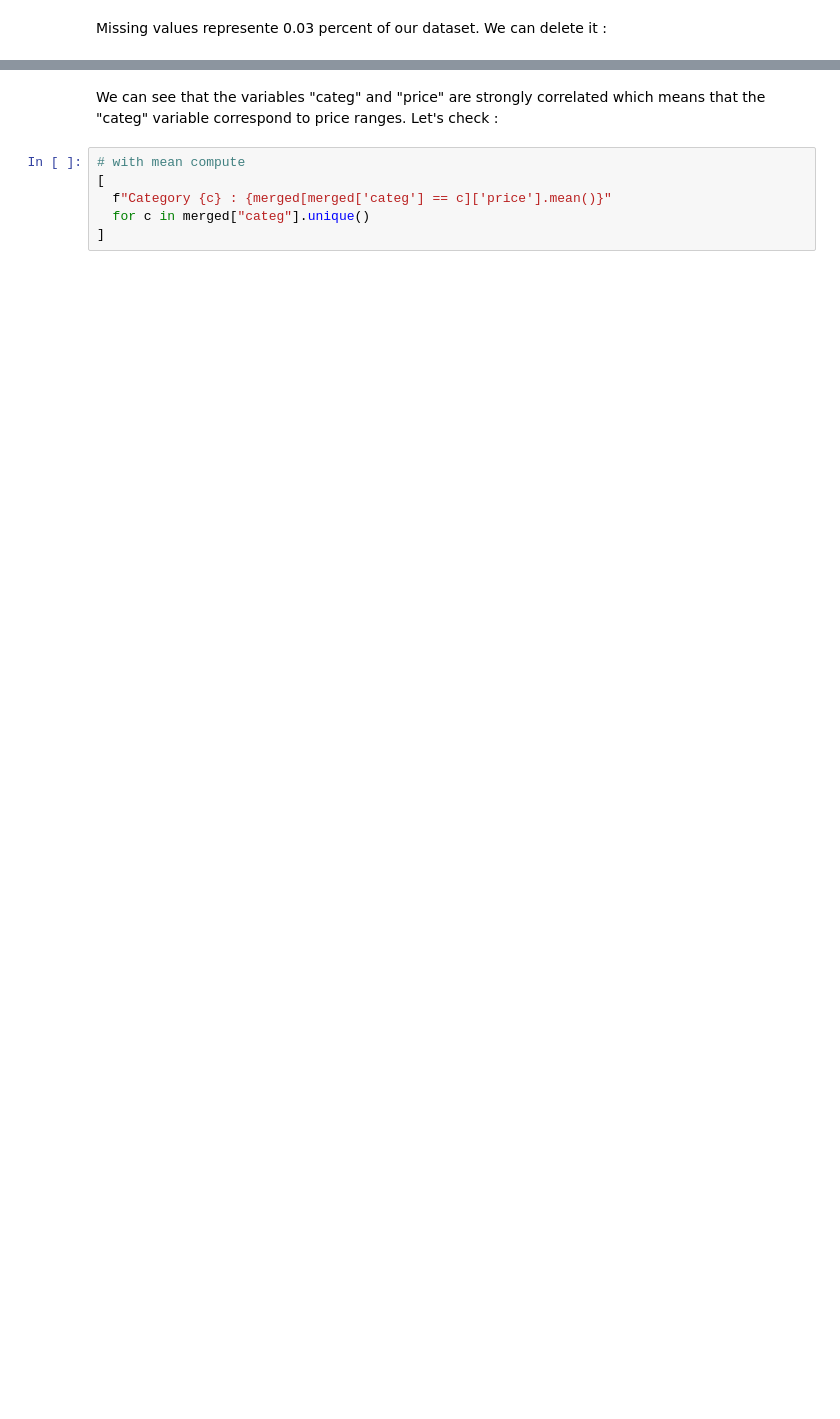
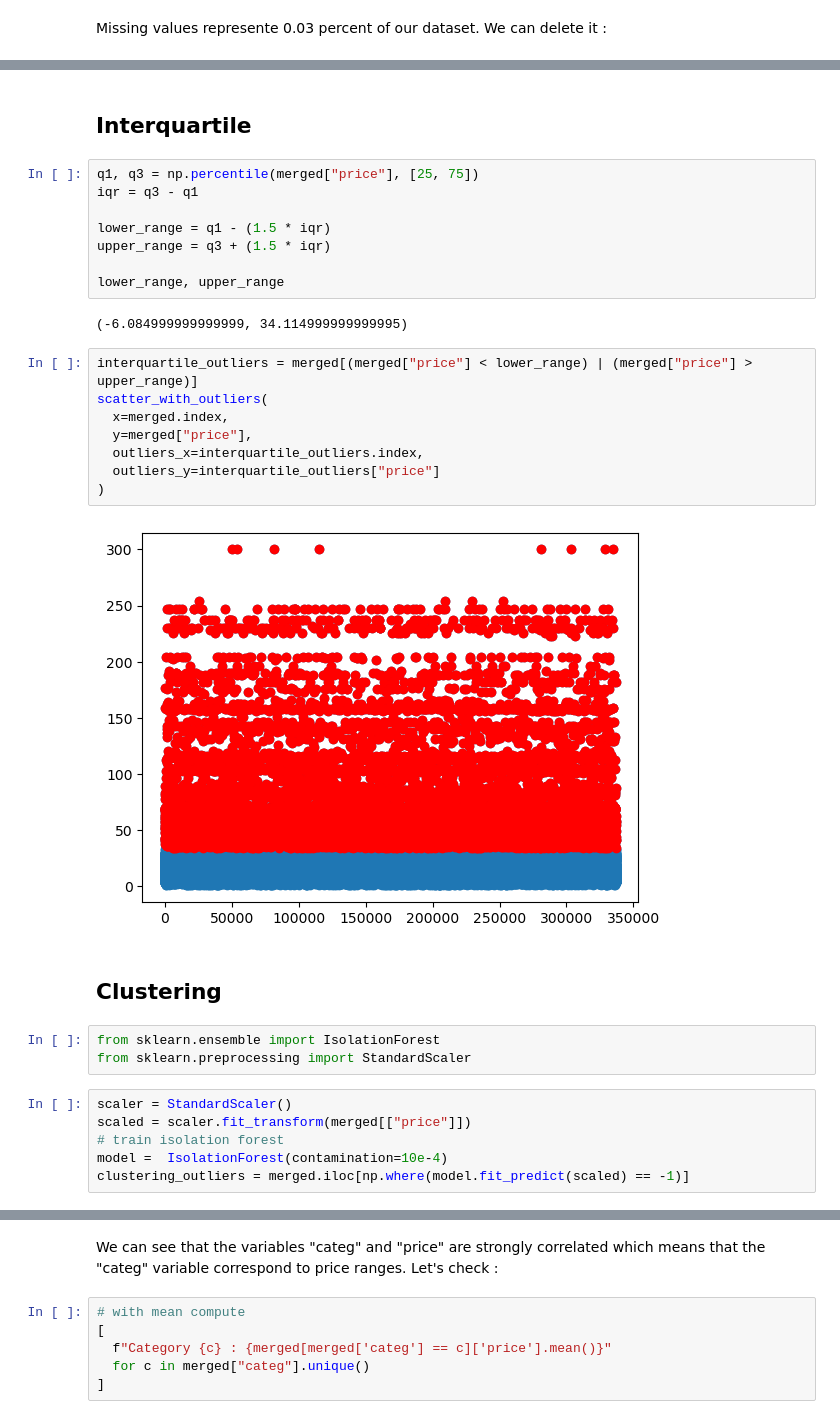
Before and after one commit to MENT3/m2-math-project, a Jupyter notebook: librairie/eda.ipynb, the cells around one changed output, grey strips where cells are left out. Cells and saved outputs as stored; diff of their text form; blank space fills up the shorter version.

```diff
--- a/librairie/eda.ipynb
+++ b/librairie/eda.ipynb
@@ -349,0 +372,33 @@ merged
+# %% [markdown]
+## Interquartile
+# %%
+q1, q3 = np.percentile(merged["price"], [25, 75])
+iqr = q3 - q1
+
+lower_range = q1 - (1.5 * iqr)
+upper_range = q3 + (1.5 * iqr)
+
+lower_range, upper_range
+# %% [output]
+(-6.084999999999999, 34.114999999999995)
+# %%
+interquartile_outliers = merged[(merged["price"] < lower_range) | (merged["price"] > upper_range)]
+scatter_with_outliers(
+  x=merged.index,
+  y=merged["price"],
+  outliers_x=interquartile_outliers.index,
+  outliers_y=interquartile_outliers["price"]
+)
+# %% [output]
+[figure, added]
+# %% [markdown]
+## Clustering
+# %%
+from sklearn.ensemble import IsolationForest
+from sklearn.preprocessing import StandardScaler
+# %%
+scaler = StandardScaler()
+scaled = scaler.fit_transform(merged[["price"]])
+# train isolation forest
+model =  IsolationForest(contamination=10e-4)
+clustering_outliers = merged.iloc[np.where(model.fit_predict(scaled) == -1)]
```
Also changed, not shown: parts of 44 cells of this notebook, 1 other file.
